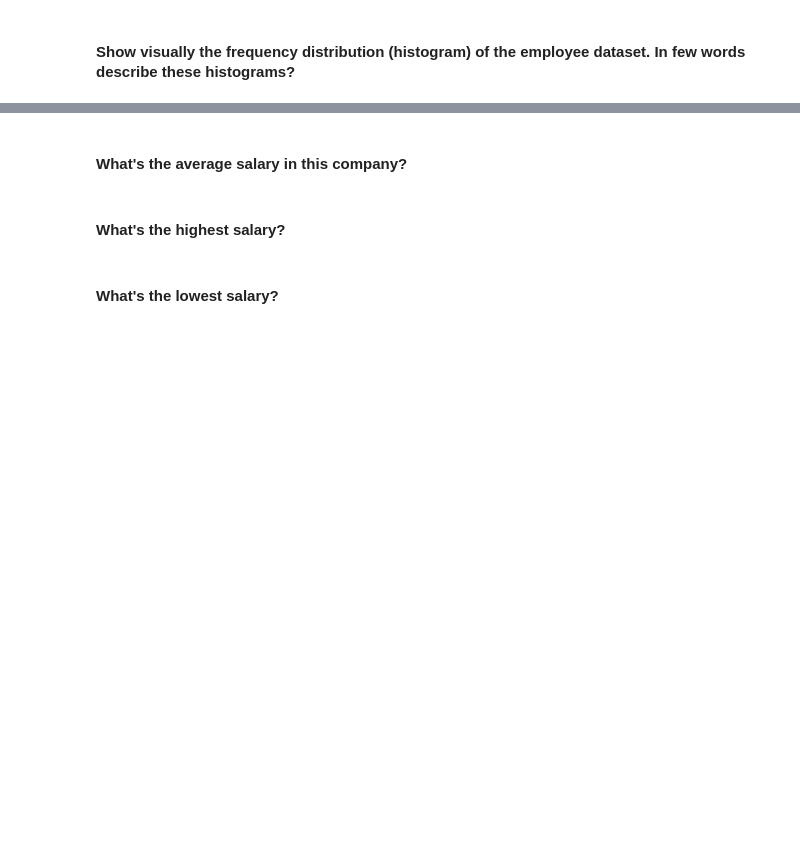
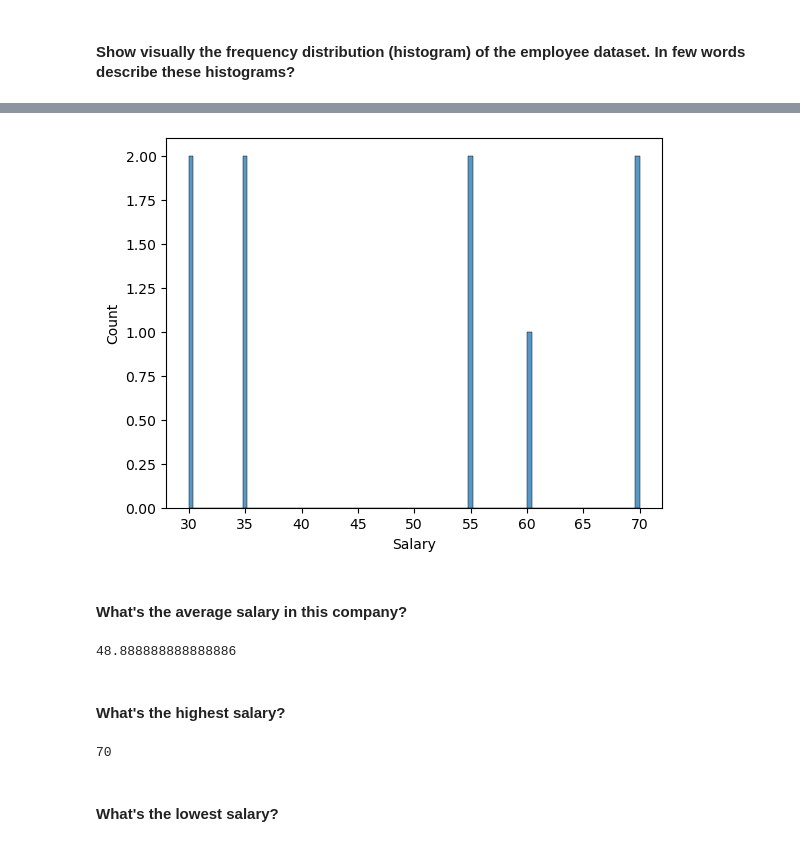
Before and after one commit to Ironhack-Data-Madrid-Octubre-2023/5.1-lab_subsetting_and_descriptive_stats, a Jupyter notebook: your-code/main.ipynb, the cells around one changed output, grey strips where cells are left out. Saved outputs shown, nothing was run; the diff lists cells and outputs as text; code cells hidden in the pictures; blank space fills up the shorter version.

```diff
--- a/your-code/main.ipynb
+++ b/your-code/main.ipynb
@@ -69,11 +160,21 @@ import pandas as pd
+# %%
+sns.histplot(x=employee.Salary, bins=100);
+# %% [output]
+[figure, added]
 # %% [markdown]
 #### What's the average salary in this company?
 # %%
 # your answer here
+employee.Salary.mean()
+# %% [output]
+48.888888888888886
 # %% [markdown]
 #### What's the highest salary?
 # %%
 # your answer here
+employee.Salary.max()
+# %% [output]
+70
 # %% [markdown]
 #### What's the lowest salary?
 # %%
```
Also changed, not shown: parts of 61 cells of this notebook, 1 other file.
